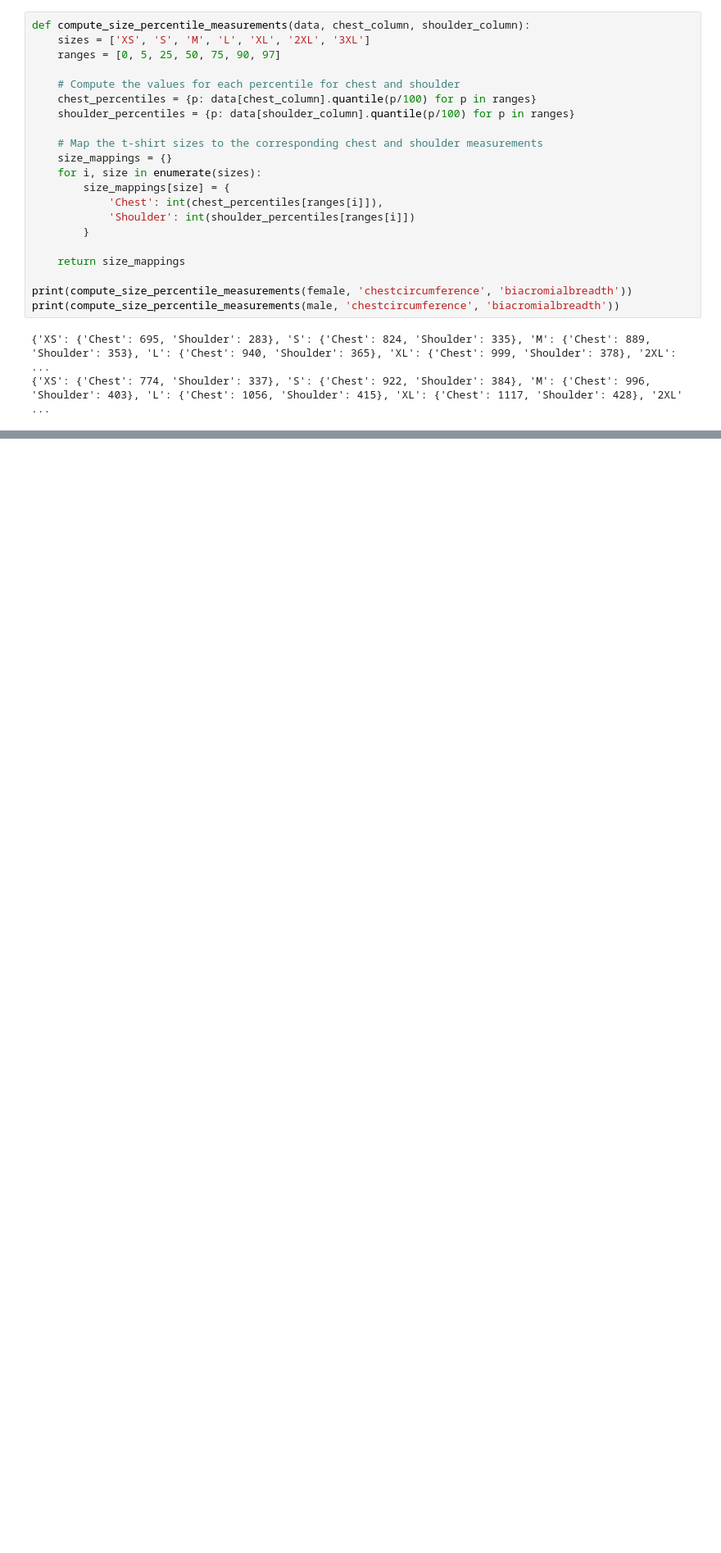
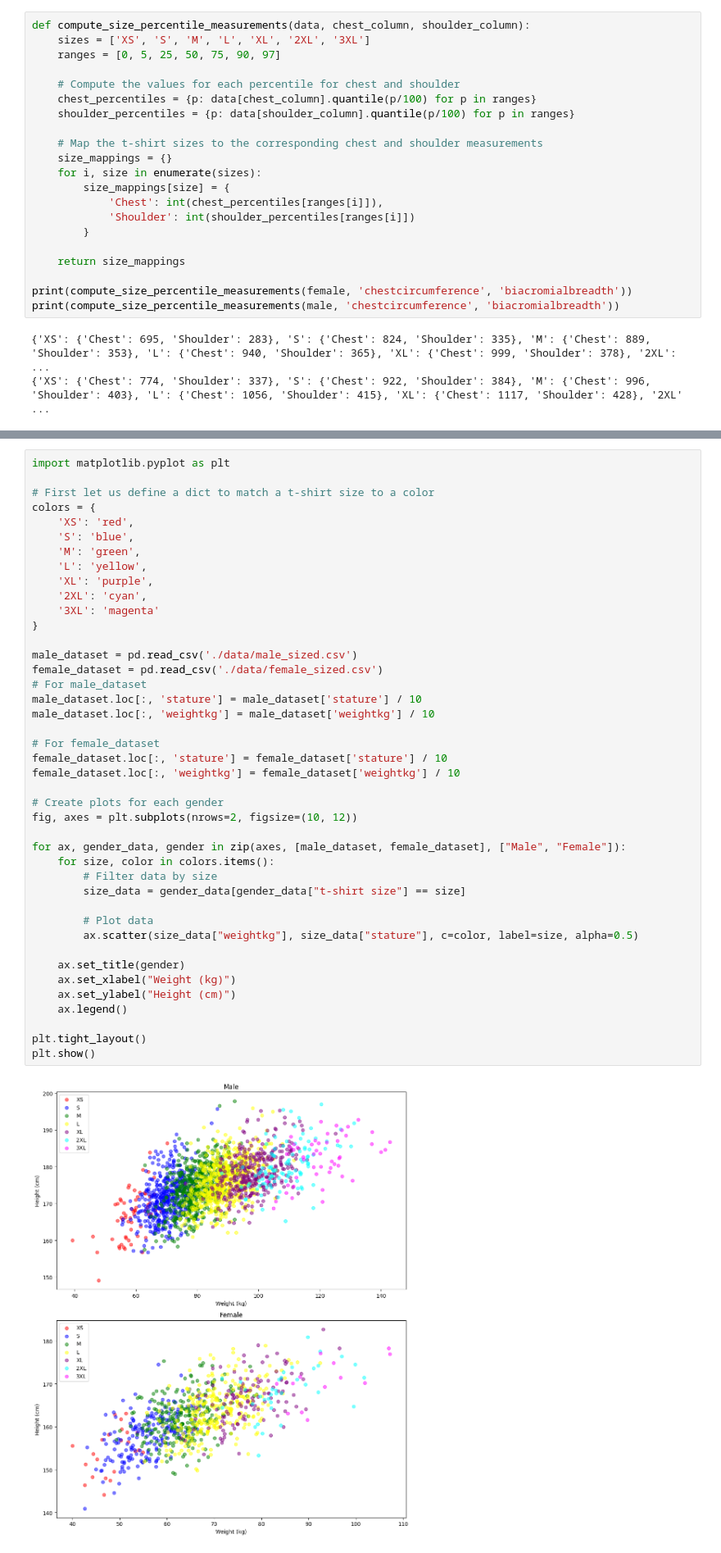
Before and after one commit to artheadsweden/iths_2023_sep_dec, a Jupyter notebook: 16oct/tshirts.ipynb, the cells around one changed output, grey strips where cells are left out. Shown: that part at 82% size. Cells and saved outputs as stored; diff of their text form; blank space fills up the shorter version.

```diff
--- a/16oct/tshirts.ipynb
+++ b/16oct/tshirts.ipynb
@@ -145,0 +365,44 @@ joakim@arthead.se
+# %%
+import matplotlib.pyplot as plt
+
+# First let us define a dict to match a t-shirt size to a color
+colors = {
+    'XS': 'red',
+    'S': 'blue',
+    'M': 'green',
+    'L': 'yellow',
+    'XL': 'purple',
+    '2XL': 'cyan',
+    '3XL': 'magenta'
+}
+
+male_dataset = pd.read_csv('./data/male_sized.csv')
+female_dataset = pd.read_csv('./data/female_sized.csv')
+# For male_dataset
+male_dataset.loc[:, 'stature'] = male_dataset['stature'] / 10
+male_dataset.loc[:, 'weightkg'] = male_dataset['weightkg'] / 10
+
+# For female_dataset
+female_dataset.loc[:, 'stature'] = female_dataset['stature'] / 10
+female_dataset.loc[:, 'weightkg'] = female_dataset['weightkg'] / 10
+
+# Create plots for each gender
+fig, axes = plt.subplots(nrows=2, figsize=(10, 12))
+
+for ax, gender_data, gender in zip(axes, [male_dataset, female_dataset], ["Male", "Female"]):
+    for size, color in colors.items():
+        # Filter data by size
+        size_data = gender_data[gender_data["t-shirt size"] == size]
+
+        # Plot data
+        ax.scatter(size_data["weightkg"], size_data["stature"], c=color, label=size, alpha=0.5)
+
+    ax.set_title(gender)
+    ax.set_xlabel("Weight (kg)")
+    ax.set_ylabel("Height (cm)")
+    ax.legend()
+
+plt.tight_layout()
+plt.show()
+# %% [output]
+[figure, added]
```
Also changed, not shown: parts of 24 cells of this notebook.
